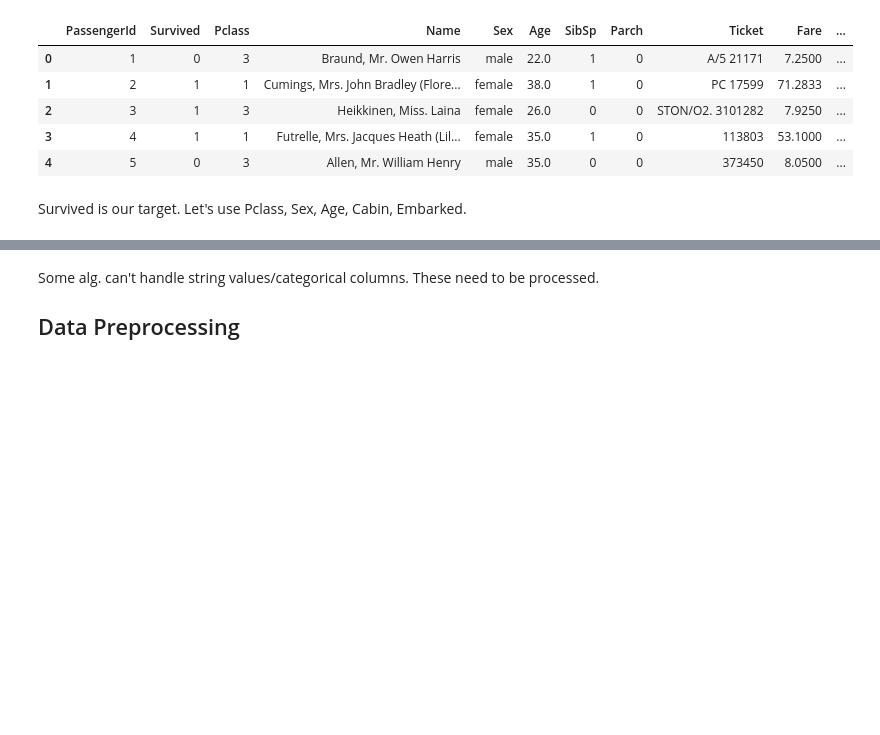
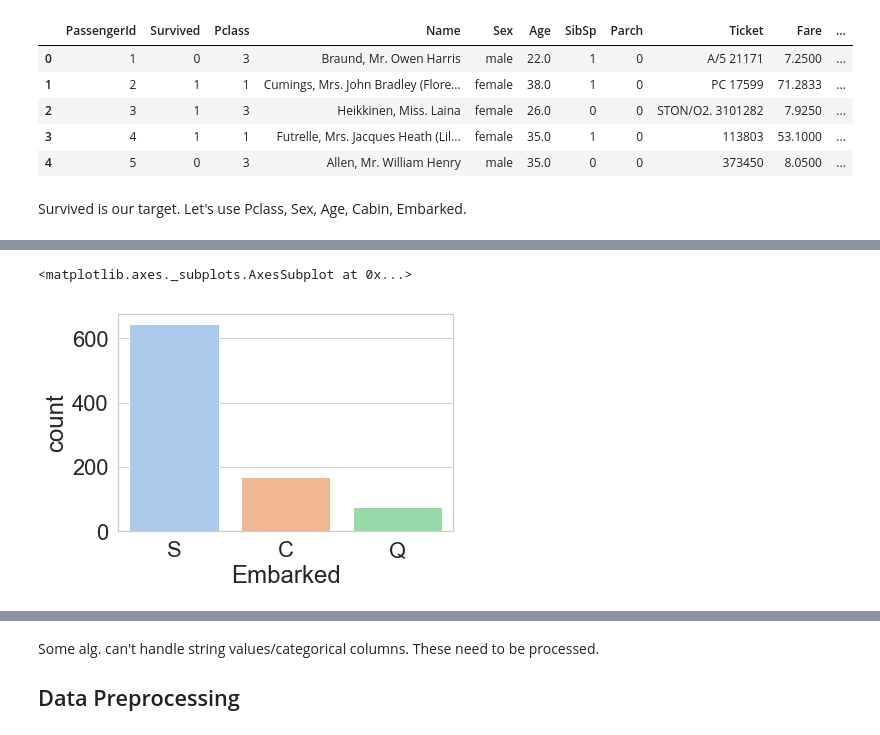
Before and after one commit to janderss0n/titanic_ml_example, a Jupyter notebook: Untitled.ipynb, the cells around one changed output, grey strips where cells are left out. Saved outputs shown, nothing was run; the diff lists cells and outputs as text; code cells hidden in the pictures; blank space fills up the shorter version.

```diff
--- a/Untitled.ipynb
+++ b/Untitled.ipynb
@@ -25,0 +51,5 @@ data = original_data.loc[:, ['Pclass', 'Sex', 'Age', 'Cabin', 'Embarked', target
+# %%
+sns.countplot('Embarked', data=data)
+# %% [output]
+<matplotlib.axes._subplots.AxesSubplot at 0x...>
+[figure, added]
```
Also changed, not shown: parts of 23 cells of this notebook.
